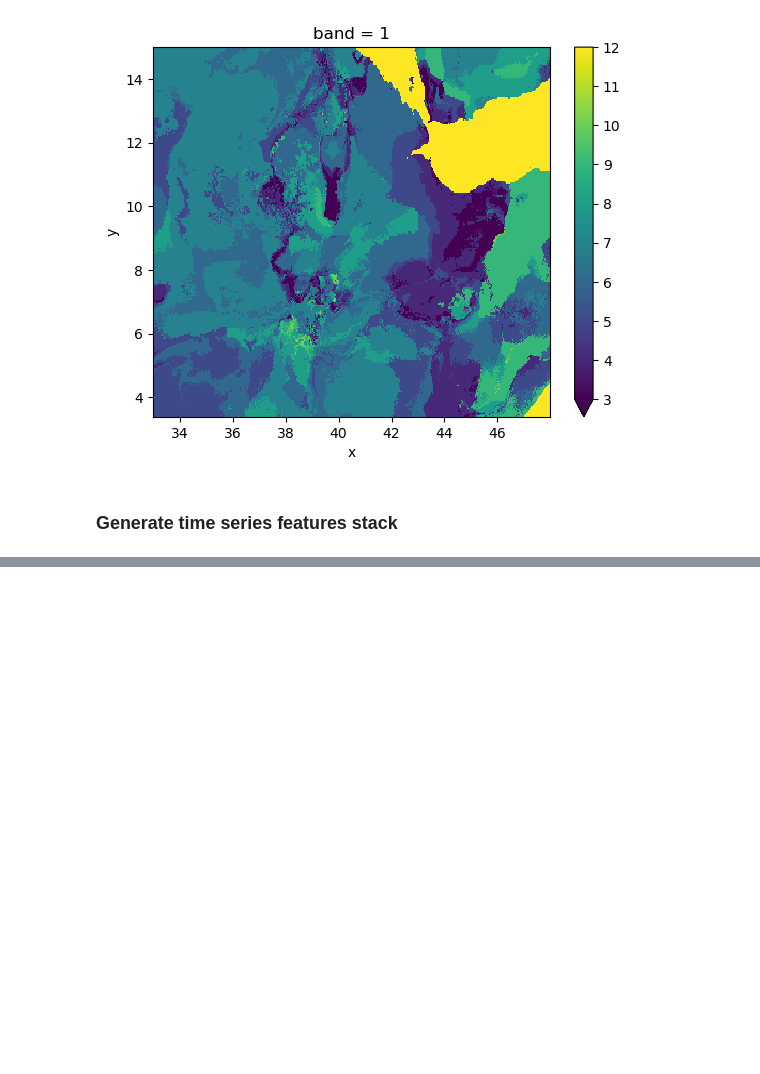
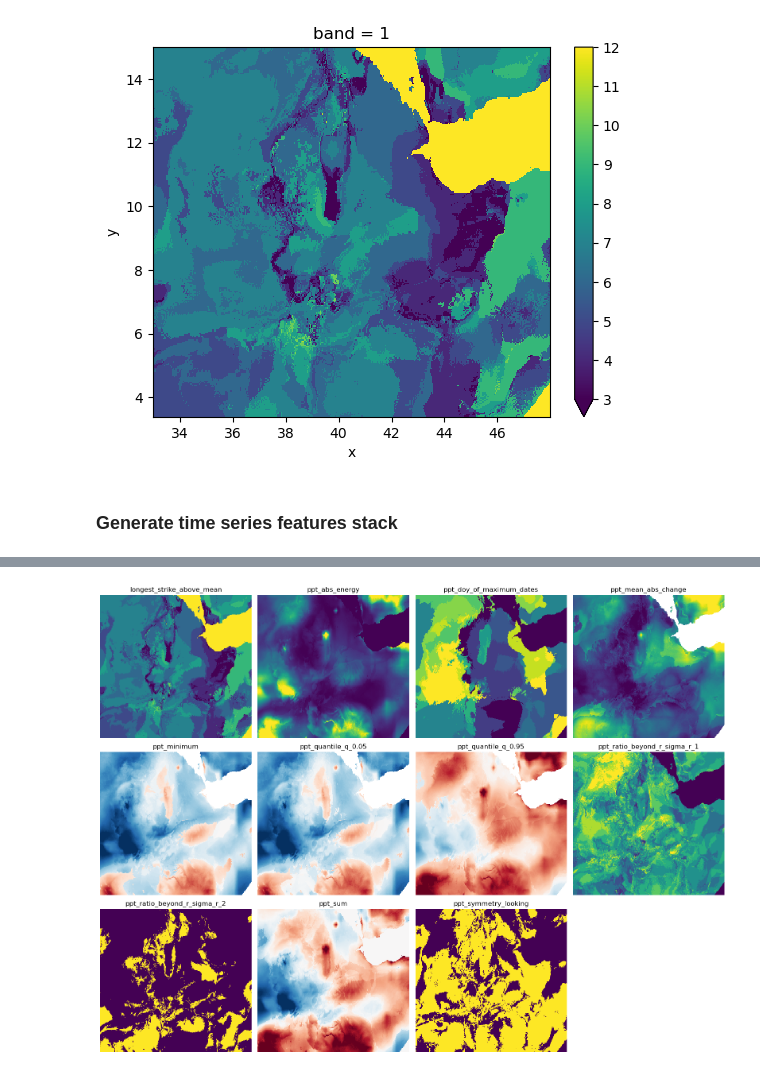
Before and after one commit to mmann1123/xr_fresh, a Jupyter notebook: notebooks/feature_extraction.ipynb, the cells around one changed output, grey strips where cells are left out. Saved outputs shown, nothing was run; the diff lists cells and outputs as text; code cells hidden in the pictures; blank space fills up the shorter version.

```diff
--- a/notebooks/feature_extraction.ipynb
+++ b/notebooks/feature_extraction.ipynb
@@ -124,7 +123,0 @@ pd.DataFrame({'feature': feature_names, 'file': features})
-# %%
-# Plot all files in the temp directory with title as file name in rasterio
-for file in features:
-    with gw.open(file) as ds:
-        ds.plot(robust=True)
-        plt.title(file)
-        plt.show()
@@ -143,3 +124,28 @@ for file in features:
+# %%
+# Plot all files in the temp directory with 4 columns and cleaned titles
+n_cols = 4
+n_rows = (len(features) + n_cols - 1) // n_cols
+fig, axes = plt.subplots(n_rows, n_cols, figsize=(16, 4 * n_rows))
+
+for idx, file in enumerate(features):
+    row, col = divmod(idx, n_cols)
+    ax = axes[row, col] if n_rows > 1 else axes[col]
+    with gw.open(file) as ds:
+        ds.plot(ax=ax, robust=True, add_colorbar=False)
+        title = os.path.basename(file).replace('.tif', '')
+        ax.set_title(title)
+        ax.axis('off')
+
+# Hide any unused subplots
+for idx in range(len(features), n_rows * n_cols):
+    row, col = divmod(idx, n_cols)
+    ax = axes[row, col] if n_rows > 1 else axes[col]
+    ax.axis('off')
+
+plt.tight_layout()
+plt.show()
+# %% [output]
+[figure, added]
 # %%
  # clean up temp directory
 import shutil
```
Also changed, not shown: parts of 3 cells of this notebook, 2 other files.
